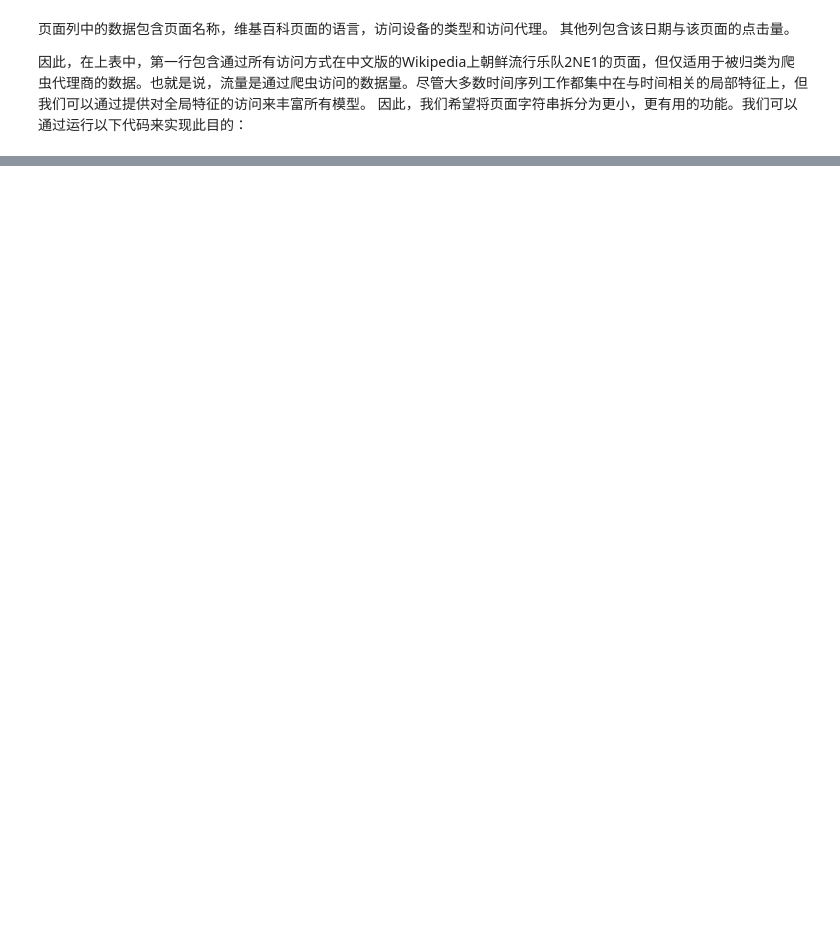
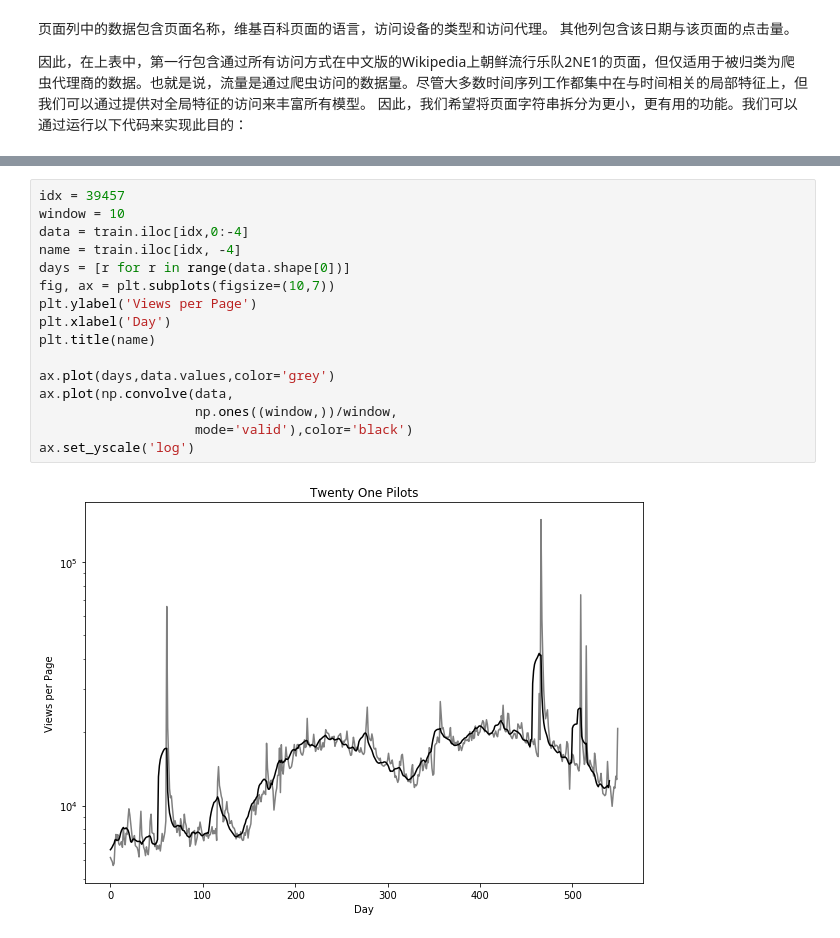
Before and after one commit to Knowledge-Precipitation-Tribe/Time-series-analysis, a Jupyter notebook: references/理解时间序列.ipynb, the cells around one changed output, grey strips where cells are left out. Drawn from its saved outputs; the diff is of its cells as text; blank space fills up the shorter version.

```diff
--- a/references/理解时间序列.ipynb
+++ b/references/理解时间序列.ipynb
@@ -37,0 +133,18 @@
+# %%
+idx = 39457
+window = 10
+data = train.iloc[idx,0:-4]
+name = train.iloc[idx, -4]
+days = [r for r in range(data.shape[0])]
+fig, ax = plt.subplots(figsize=(10,7))
+plt.ylabel('Views per Page')
+plt.xlabel('Day')
+plt.title(name)
+
+ax.plot(days,data.values,color='grey')
+ax.plot(np.convolve(data,
+                    np.ones((window,))/window,
+                    mode='valid'),color='black')
+ax.set_yscale('log')
+# %% [output]
+[figure, added]
```
Also changed, not shown: parts of 19 cells of this notebook.
